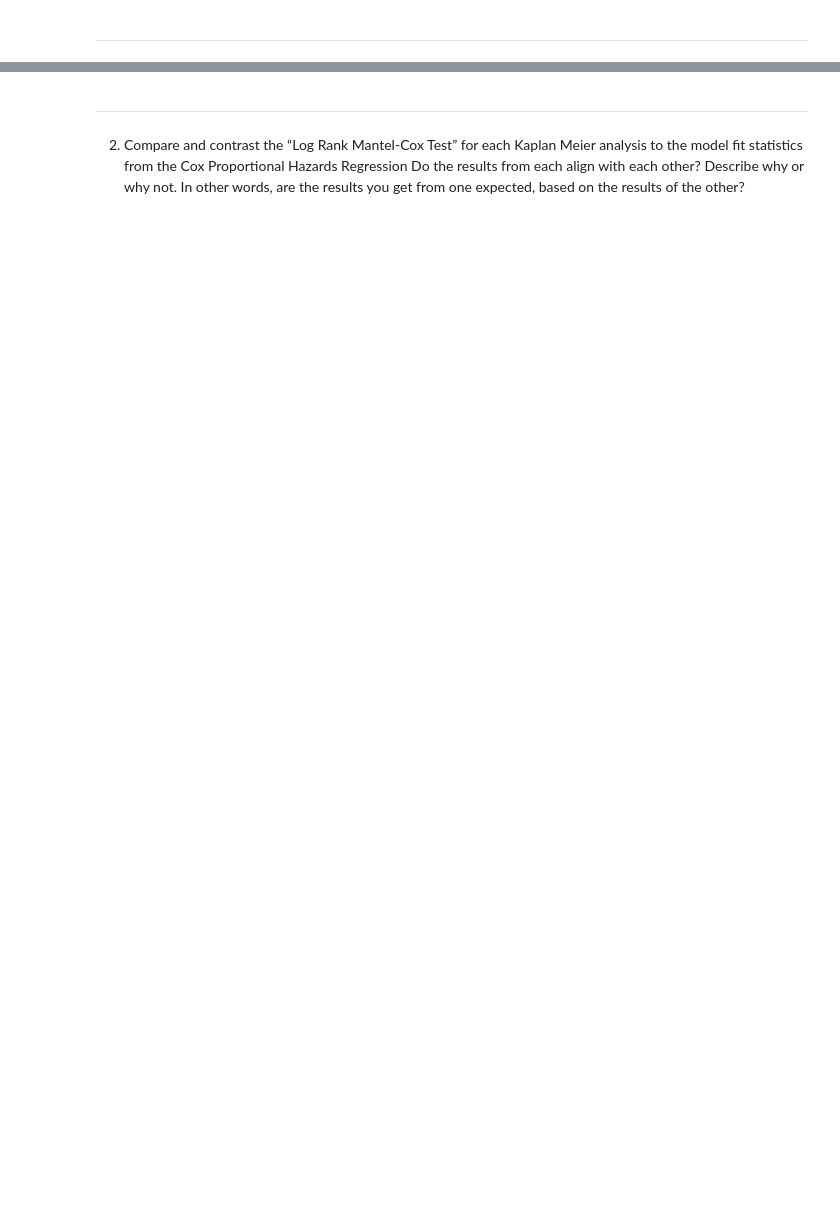
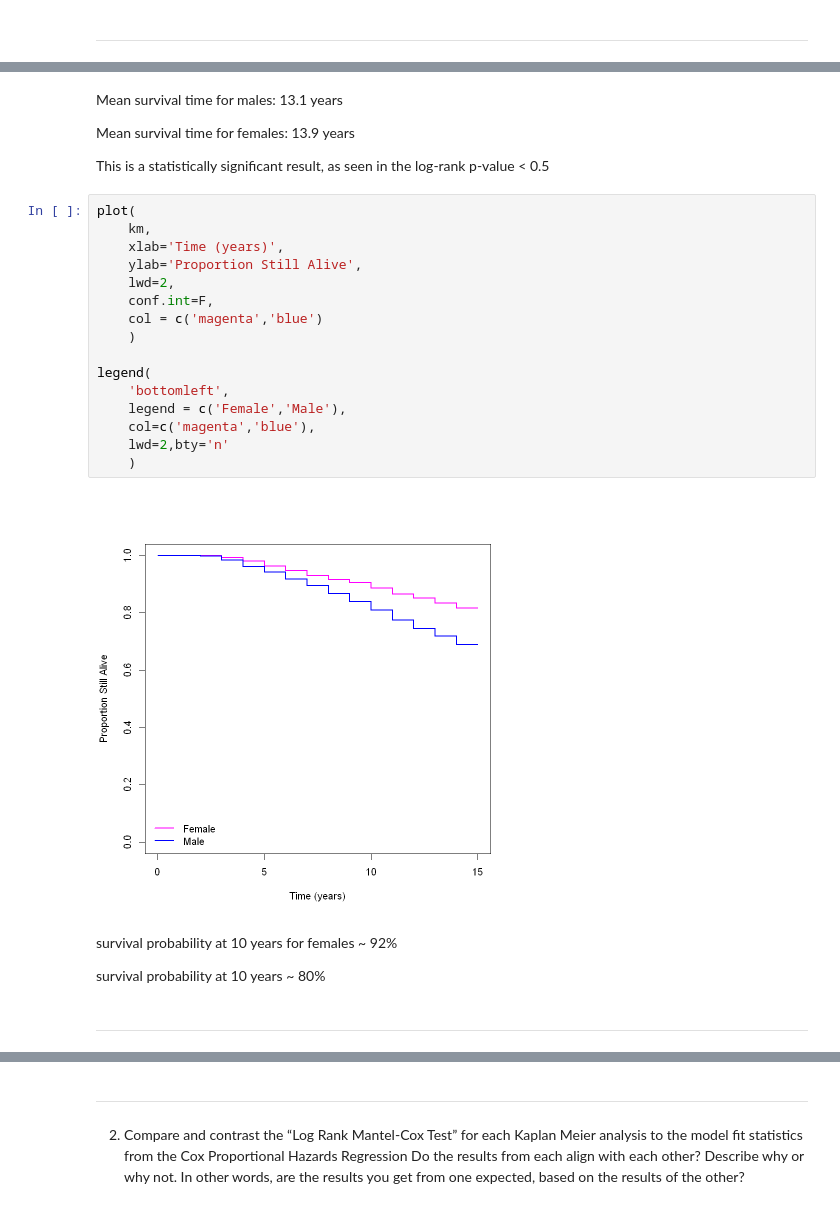
Before and after one commit to tyg3rr/HM878-Biostats, a Jupyter notebook: Problem Set 5 Cox and Kaplan Meier .ipynb, the cells around one changed output, grey strips where cells are left out. Drawn from its saved outputs; the diff is of its cells as text; blank space fills up the shorter version.

```diff
--- a/Problem Set 5 Cox and Kaplan Meier .ipynb
+++ b/Problem Set 5 Cox and Kaplan Meier .ipynb
@@ -687,0 +420,30 @@ educ=4  391       71     96.5      6.74      7.91
+# %% [markdown]
+Mean survival time for males: 13.1 years
+
+Mean survival time for females: 13.9 years
+
+This is a statistically significant result, as seen in the log-rank p-value < 0.5
+# %%
+plot(
+    km,
+    xlab='Time (years)',
+    ylab='Proportion Still Alive',
+    lwd=2,
+    conf.int=F,
+    col = c('magenta','blue')
+    )
+
+legend(
+    'bottomleft',
+    legend = c('Female','Male'),
+    col=c('magenta','blue'),
+    lwd=2,bty='n'
+    )
+# %% [output]
+[figure, added]
+# %% [markdown]
+survival probability at 10 years for females ~ 92%
+
+survival probability at 10 years ~ 80%
+# %% [markdown]
+---
```
Also changed, not shown: parts of 40 cells of this notebook.
